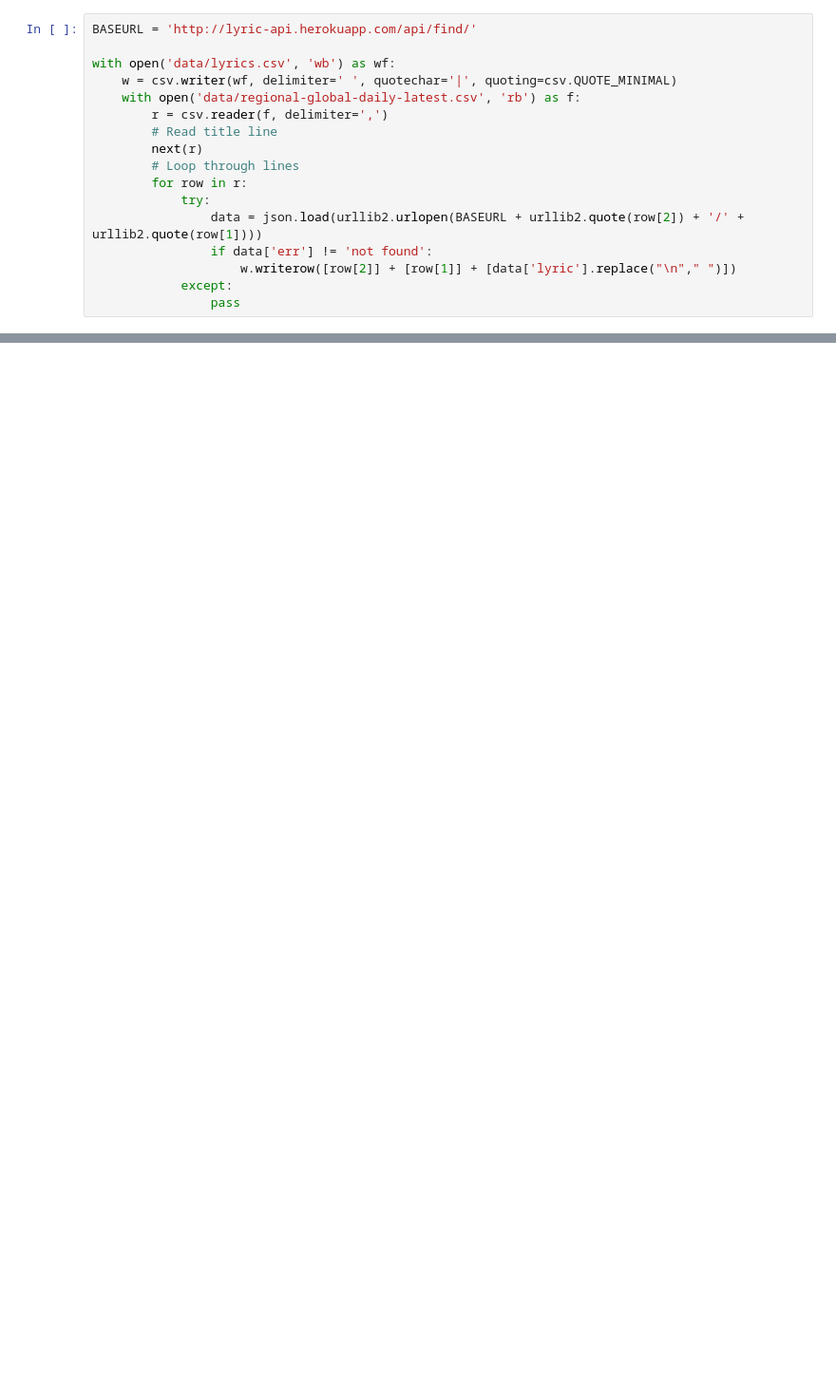
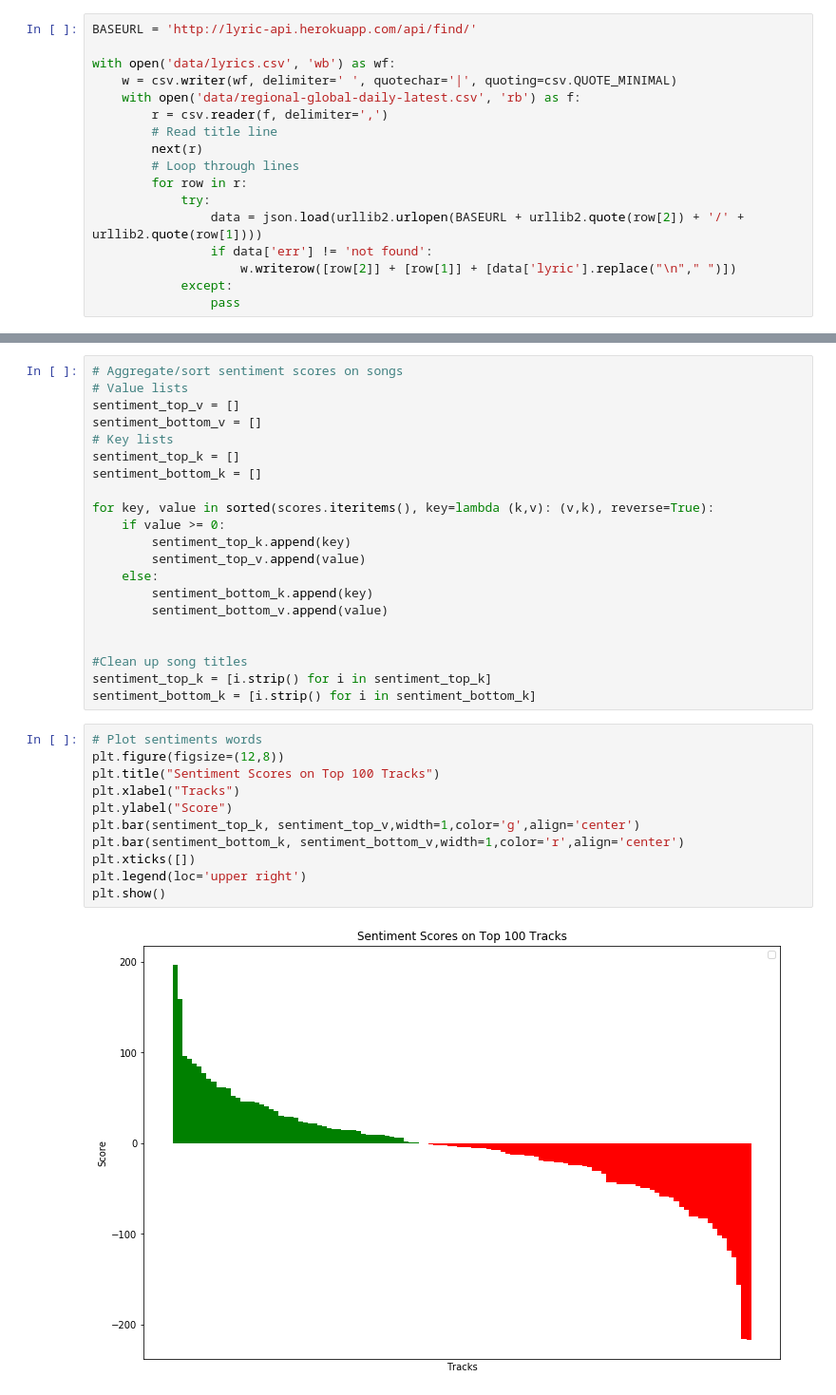
Before and after one commit to bradymadden97/bigdata-spotify, a Jupyter notebook: visualizations.ipynb, the cells around one changed output, grey strips where cells are left out. Shown: that part at 95% size. Cells and saved outputs as stored; diff of their text form; blank space fills up the shorter version.

```diff
--- a/visualizations.ipynb
+++ b/visualizations.ipynb
@@ -39,0 +100,34 @@ with open('data/lyrics.csv', 'rb') as rr:
+# %%
+# Aggregate/sort sentiment scores on songs
+# Value lists
+sentiment_top_v = []
+sentiment_bottom_v = []
+# Key lists
+sentiment_top_k = []
+sentiment_bottom_k = []
+
+for key, value in sorted(scores.iteritems(), key=lambda (k,v): (v,k), reverse=True):
+    if value >= 0:
+        sentiment_top_k.append(key)
+        sentiment_top_v.append(value)
+    else:
+        sentiment_bottom_k.append(key)
+        sentiment_bottom_v.append(value)
+
+
+#Clean up song titles
+sentiment_top_k = [i.strip() for i in sentiment_top_k]
+sentiment_bottom_k = [i.strip() for i in sentiment_bottom_k]
+# %%
+# Plot sentiments words
+plt.figure(figsize=(12,8))
+plt.title("Sentiment Scores on Top 100 Tracks")
+plt.xlabel("Tracks")
+plt.ylabel("Score")
+plt.bar(sentiment_top_k, sentiment_top_v,width=1,color='g',align='center')
+plt.bar(sentiment_bottom_k, sentiment_bottom_v,width=1,color='r',align='center')
+plt.xticks([])
+plt.legend(loc='upper right')
+plt.show()
+# %% [output]
+[figure, added]
```
Also changed, not shown: parts of 12 cells of this notebook, 1 other file.
